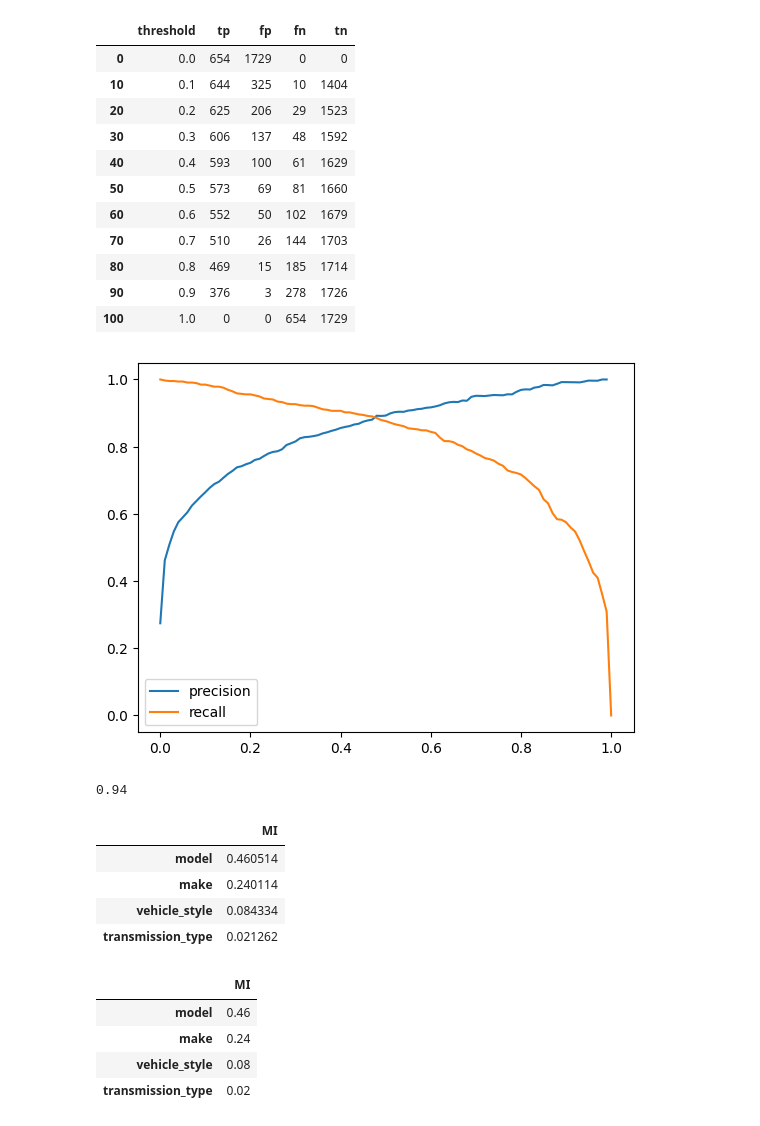
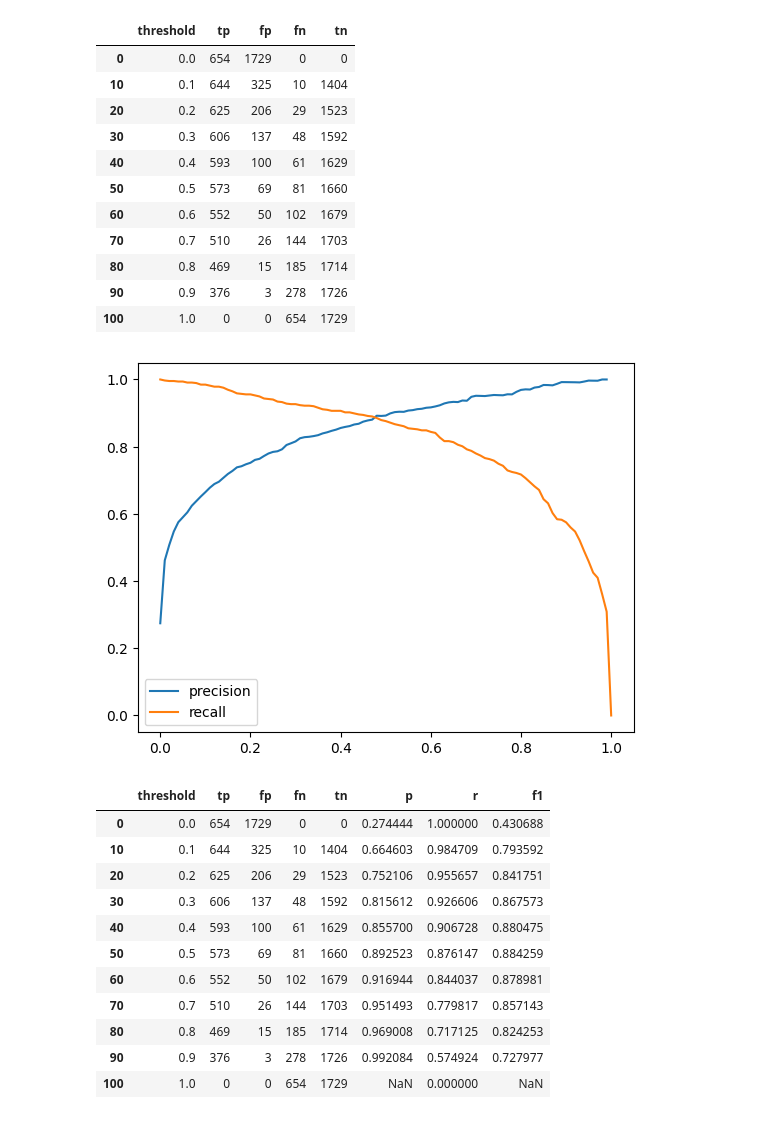
Before and after one commit to mishi-sarfraz/mlzoom_camp, a Jupyter notebook: 2023/assignement4.ipynb, the cells around one changed output. Saved outputs shown, nothing was run; the diff lists cells and outputs as text; code cells hidden in the pictures.

```diff
--- a/2023/assignement4.ipynb
+++ b/2023/assignement4.ipynb
@@ -327,42 +333,24 @@ df_scores['r'] = df_scores.tp / (df_scores.tp + df_scores.fn)
 # %%
 
 #@ INSPECTING THE CURVES:
 plt.plot(df_scores.threshold, df_scores.p, label='precision')
 plt.plot(df_scores.threshold, df_scores.r, label='recall')
 
 plt.legend()
 plt.show()
+# precision and recall curves are crossing each other at :
+df_scores[::10]
 # %% [output]
 [figure]
+|  | threshold | tp | fp | fn | tn | p | r | f1 |
+| 0 | 0.0 | 654 | 1729 | 0 | 0 | 0.274444 | 1.000000 | 0.430688 |
+| 10 | 0.1 | 644 | 325 | 10 | 1404 | 0.664603 | 0.984709 | 0.793592 |
+| 20 | 0.2 | 625 | 206 | 29 | 1523 | 0.752106 | 0.955657 | 0.841751 |
+| 30 | 0.3 | 606 | 137 | 48 | 1592 | 0.815612 | 0.926606 | 0.867573 |
+| 40 | 0.4 | 593 | 100 | 61 | 1629 | 0.855700 | 0.906728 | 0.880475 |
+| 50 | 0.5 | 573 | 69 | 81 | 1660 | 0.892523 | 0.876147 | 0.884259 |
+| 60 | 0.6 | 552 | 50 | 102 | 1679 | 0.916944 | 0.844037 | 0.878981 |
+| 70 | 0.7 | 510 | 26 | 144 | 1703 | 0.951493 | 0.779817 | 0.857143 |
+| 80 | 0.8 | 469 | 15 | 185 | 1714 | 0.969008 | 0.717125 | 0.824253 |
+| 90 | 0.9 | 376 | 3 | 278 | 1726 | 0.992084 | 0.574924 | 0.727977 |
+| 100 | 1.0 | 0 | 0 | 654 | 1729 | NaN | 0.000000 | NaN |
-# %%
-model = LogisticRegression(solver="liblinear", C=1.0, max_iter=1000, random_state=42)
-model.fit(X_train, y_train)
-
-#@ INITIALIZING THE MODEL PREDICTION:
-val_dict = df_val[categorical + numerical].to_dict(orient='records')
-X_val = dv.transform(val_dict)
-y_pred = model.predict(X_val)
-
-#@ INSPECTING THE ACCURACY:
-accuracy = np.round(accuracy_score(y_val, y_pred),2)
-print(accuracy)
-# %% [output]
-0.94
-# %%
-
-
-
-#@ DEFINING FUNCTION:
-def calculate_mi(series):
-    return mutual_info_score(series, df_train.above_average)
-
-#@ IMPLEMENTATION:
-df_mi = df_train[categorical].apply(calculate_mi)
-df_mi = df_mi.sort_values(ascending=False).to_frame(name='MI')
-df_mi
-# %% [output]
-|  | MI |
-| model | 0.460514 |
-| make | 0.240114 |
-| vehicle_style | 0.084334 |
-| transmission_type | 0.021262 |
@@ -372,8 +356,0 @@ df_mi = df_mi.round(2)
-# %%
-df_mi
-# %% [output]
-|  | MI |
-| model | 0.46 |
-| make | 0.24 |
-| vehicle_style | 0.08 |
-| transmission_type | 0.02 |
```
Also changed, not shown: parts of 21 cells of this notebook.
